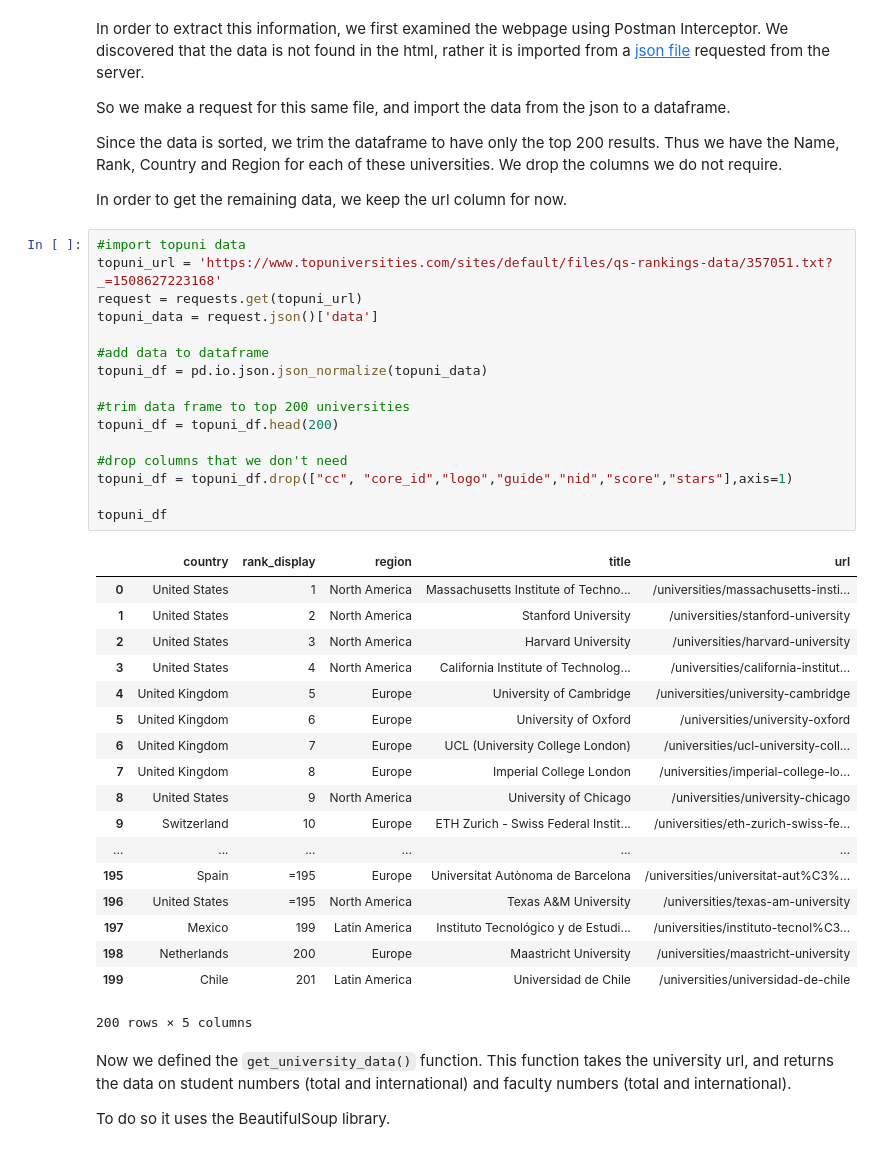
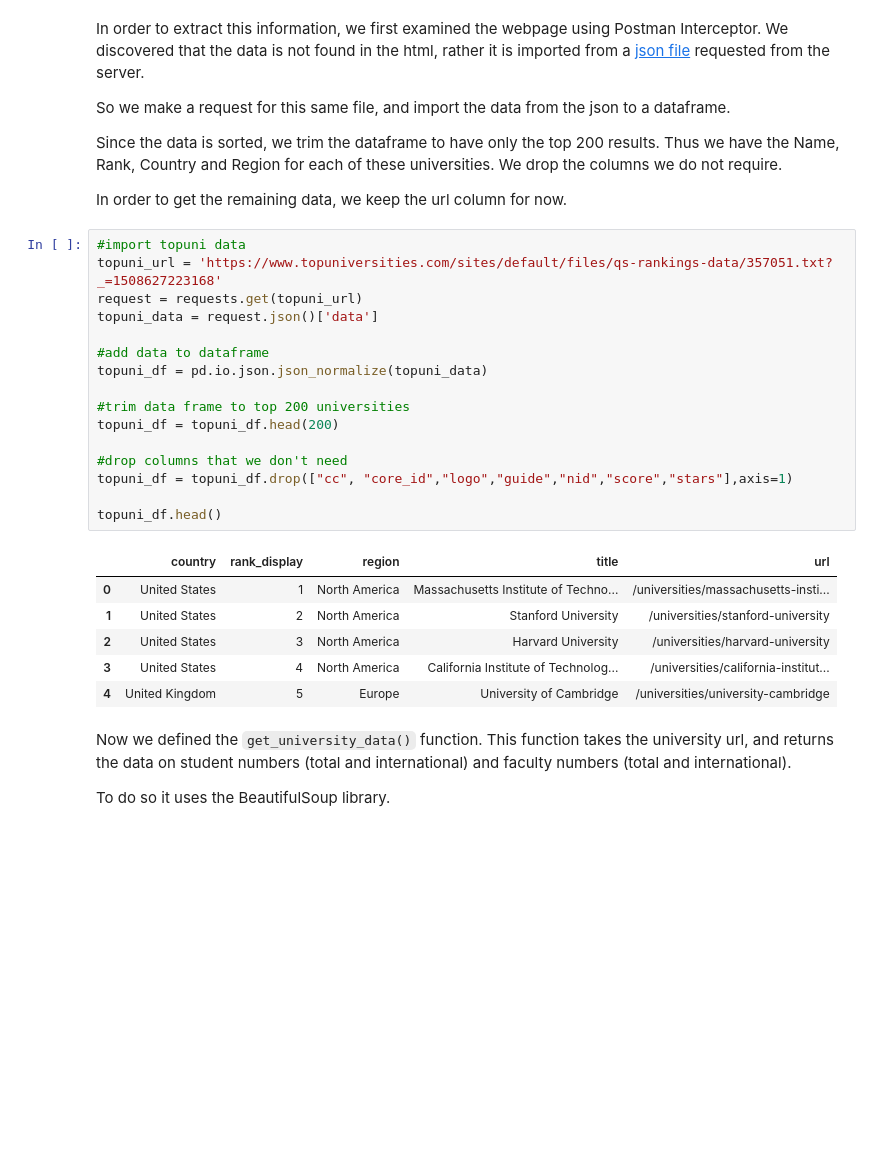
Before and after one commit to sourabhlal/ada2017, a Jupyter notebook: 02 - Data from the Web/homework02.ipynb, the cells around one changed output. Cells and saved outputs as stored; diff of their text form; blank space fills up the shorter version.

```diff
--- a/02 - Data from the Web/homework02.ipynb
+++ b/02 - Data from the Web/homework02.ipynb
@@ -26,38 +28,26 @@ In order to get the remaining data, we keep the url column for now.
 # %%
 #import topuni data
 topuni_url = 'https://www.topuniversities.com/sites/default/files/qs-rankings-data/357051.txt?_=1508627223168'
 request = requests.get(topuni_url)
 topuni_data = request.json()['data']
 
 #add data to dataframe
 topuni_df = pd.io.json.json_normalize(topuni_data)
 
 #trim data frame to top 200 universities
 topuni_df = topuni_df.head(200)
 
 #drop columns that we don't need
 topuni_df = topuni_df.drop(["cc", "core_id","logo","guide","nid","score","stars"],axis=1)
 
-topuni_df
+topuni_df.head()
 # %% [output]
 |  | country | rank_display | region | title | url |
 | 0 | United States | 1 | North America | Massachusetts Institute of Techno... | /universities/massachusetts-insti... |
 | 1 | United States | 2 | North America | Stanford University | /universities/stanford-university |
 | 2 | United States | 3 | North America | Harvard University | /universities/harvard-university |
 | 3 | United States | 4 | North America | California Institute of Technolog... | /universities/california-institut... |
 | 4 | United Kingdom | 5 | Europe | University of Cambridge | /universities/university-cambridge |
-| 5 | United Kingdom | 6 | Europe | University of Oxford | /universities/university-oxford |
-| 6 | United Kingdom | 7 | Europe | UCL (University College London) | /universities/ucl-university-coll... |
-| 7 | United Kingdom | 8 | Europe | Imperial College London | /universities/imperial-college-lo... |
-| 8 | United States | 9 | North America | University of Chicago | /universities/university-chicago |
-| 9 | Switzerland | 10 | Europe | ETH Zurich - Swiss Federal Instit... | /universities/eth-zurich-swiss-fe... |
-| ... | ... | ... | ... | ... | ... |
-| 195 | Spain | =195 | Europe | Universitat Autònoma de Barcelona | /universities/universitat-aut%C3%... |
-| 196 | United States | =195 | North America | Texas A&M University | /universities/texas-am-university |
-| 197 | Mexico | 199 | Latin America | Instituto Tecnológico y de Estudi... | /universities/instituto-tecnol%C3... |
-| 198 | Netherlands | 200 | Europe | Maastricht University | /universities/maastricht-university |
-| 199 | Chile | 201 | Latin America | Universidad de Chile | /universities/universidad-de-chile |
-200 rows × 5 columns
 # %% [markdown]
 Now we defined the `get_university_data()` function. This function takes the university url, and returns the data on student numbers (total and international) and faculty numbers (total and international).
 
```
Also changed, not shown: parts of 16 cells of this notebook.
